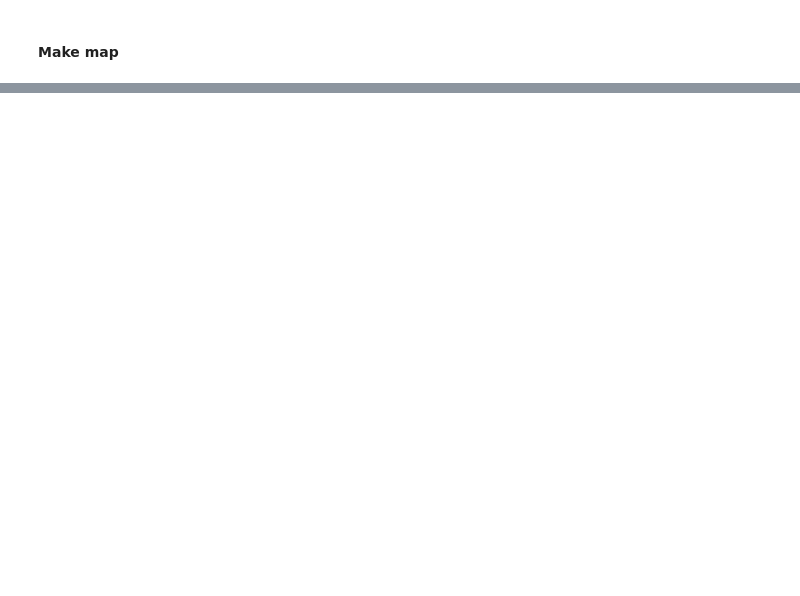
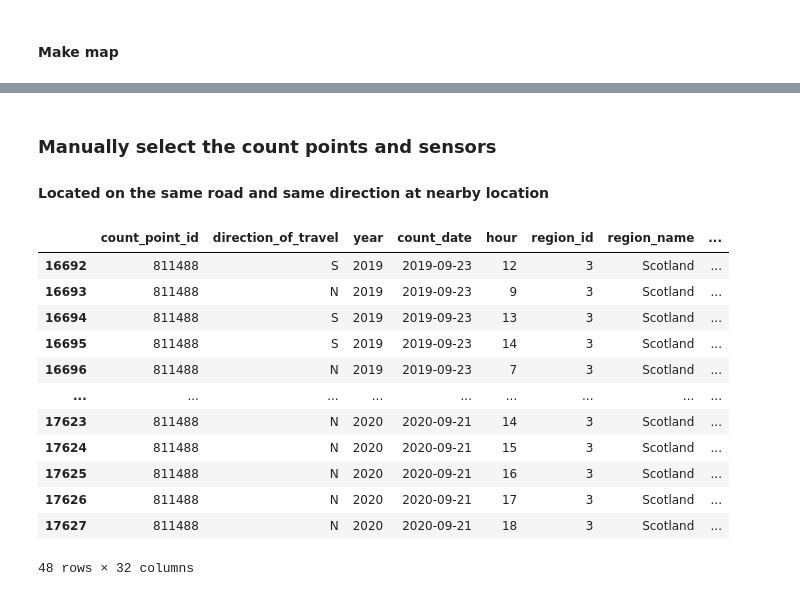
Before and after one commit to YueLi-0816/data_paper, a Jupyter notebook: Traffic_counts_read.ipynb, the cells around one changed output, grey strips where cells are left out. Drawn from its saved outputs; the diff is of its cells as text; code cells hidden in the pictures; blank space fills up the shorter version.

```diff
--- a/Traffic_counts_read.ipynb
+++ b/Traffic_counts_read.ipynb
@@ -380,3 +400,22 @@ folium.LayerControl().add_to(map_470)
 map_470
 # %% [output]
 [interactive output not drawn]
+# %% [markdown]
+### Manually select the count points and sensors
+#### Located on the same road and same direction at nearby location
+# %%
+raw_counts.loc[raw_counts.count_point_id == 811488]
+# %% [output]
+|  | count_point_id | direction_of_travel | year | count_date | hour | region_id | region_name | ... |
+| 16692 | 811488 | S | 2019 | 2019-09-23 | 12 | 3 | Scotland | ... |
+| 16693 | 811488 | N | 2019 | 2019-09-23 | 9 | 3 | Scotland | ... |
+| 16694 | 811488 | S | 2019 | 2019-09-23 | 13 | 3 | Scotland | ... |
+| 16695 | 811488 | S | 2019 | 2019-09-23 | 14 | 3 | Scotland | ... |
+| 16696 | 811488 | N | 2019 | 2019-09-23 | 7 | 3 | Scotland | ... |
+| ... | ... | ... | ... | ... | ... | ... | ... | ... |
+| 17623 | 811488 | N | 2020 | 2020-09-21 | 14 | 3 | Scotland | ... |
+| 17624 | 811488 | N | 2020 | 2020-09-21 | 15 | 3 | Scotland | ... |
+| 17625 | 811488 | N | 2020 | 2020-09-21 | 16 | 3 | Scotland | ... |
+| 17626 | 811488 | N | 2020 | 2020-09-21 | 17 | 3 | Scotland | ... |
+| 17627 | 811488 | N | 2020 | 2020-09-21 | 18 | 3 | Scotland | ... |
+48 rows × 32 columns
```
Also changed, not shown: parts of 7 cells of this notebook.
